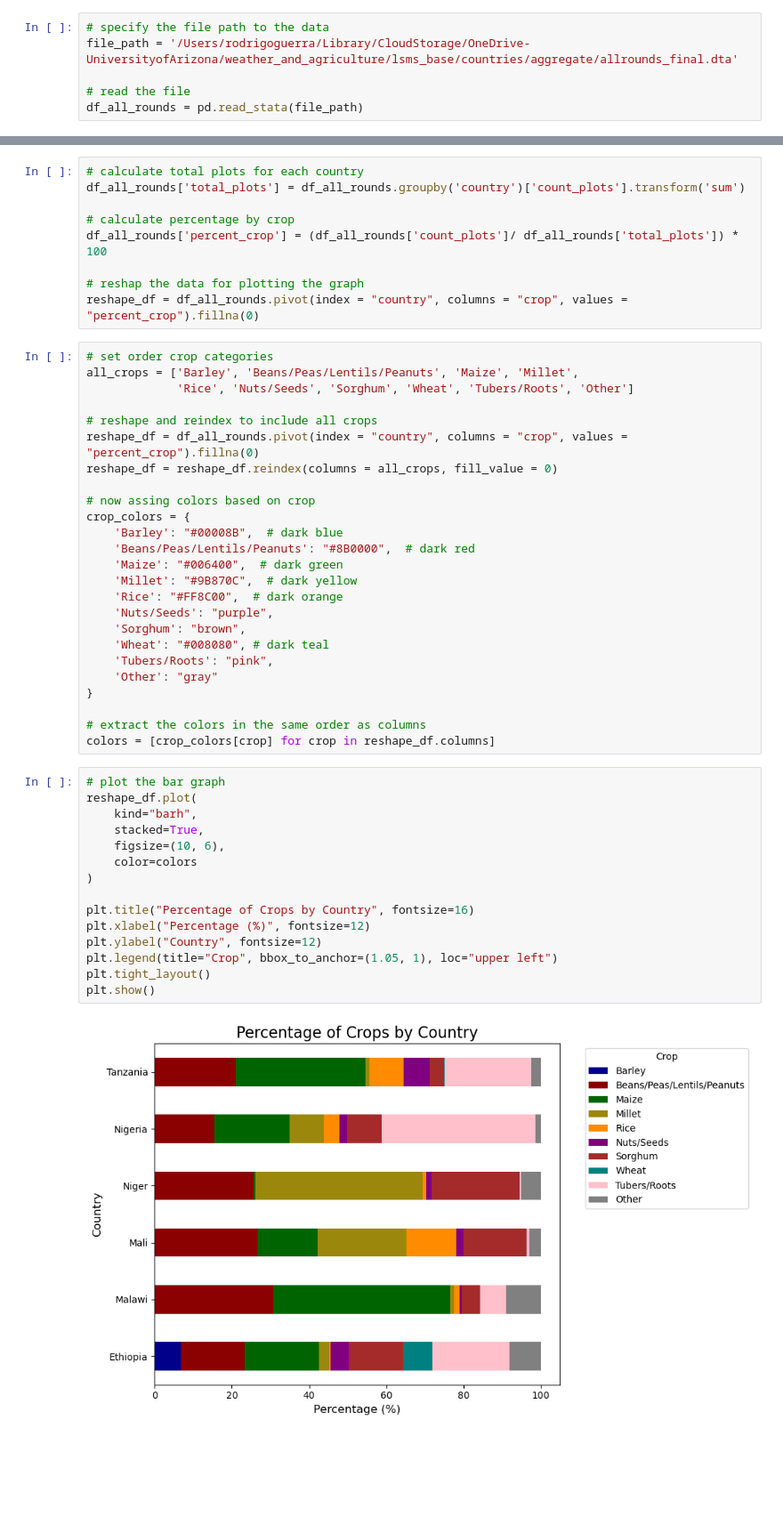
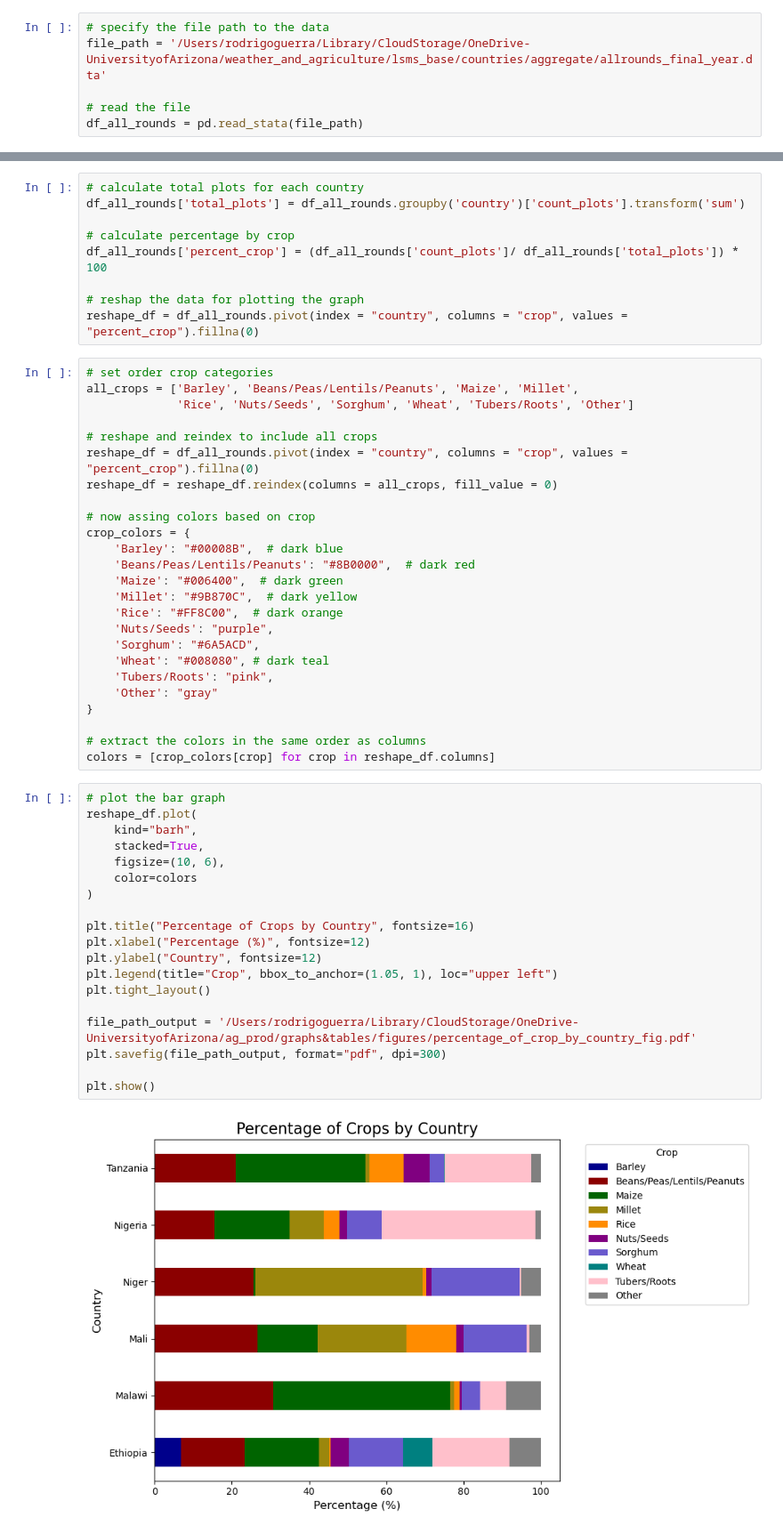
Before and after one commit to AIDELabAZ/lsms_ag_prod, a Jupyter notebook: analysis/graphs and tables/percent_of_plot_by_crop_figure.ipynb, the cells around one changed output, grey strips where cells are left out. Shown at 89% size. Cells and saved outputs as stored; diff of their text form; blank space fills up the shorter version.

Commit message:
exported figure 1

```diff
--- a/analysis/graphs and tables/percent_of_plot_by_crop_figure.ipynb
+++ b/analysis/graphs and tables/percent_of_plot_by_crop_figure.ipynb
@@ -6,7 +6,7 @@ import pandas as pd
 import matplotlib.pyplot as plt
 # %%
 # specify the file path to the data
-file_path = '/Users/rodrigoguerra/Library/CloudStorage/OneDrive-UniversityofArizona/weather_and_agriculture/lsms_base/countries/aggregate/allrounds_final.dta'
+file_path = '/Users/rodrigoguerra/Library/CloudStorage/OneDrive-UniversityofArizona/weather_and_agriculture/lsms_base/countries/aggregate/allrounds_final_year.dta'
 
 # read the file
 df_all_rounds = pd.read_stata(file_path)
@@ -56,7 +56,7 @@ crop_colors = {
     'Millet': "#9B870C",  # dark yellow
     'Rice': "#FF8C00",  # dark orange
     'Nuts/Seeds': "purple",
-    'Sorghum': "brown",
+    'Sorghum': "#6A5ACD",
     'Wheat': "#008080", # dark teal
     'Tubers/Roots': "pink",
     'Other': "gray"
@@ -67,17 +67,21 @@ colors = [crop_colors[crop] for crop in reshape_df.columns]
 # %%
 # plot the bar graph
 reshape_df.plot(
     kind="barh",
     stacked=True,
     figsize=(10, 6),
     color=colors
 )
 
 plt.title("Percentage of Crops by Country", fontsize=16)
 plt.xlabel("Percentage (%)", fontsize=12)
 plt.ylabel("Country", fontsize=12)
 plt.legend(title="Crop", bbox_to_anchor=(1.05, 1), loc="upper left")
 plt.tight_layout()
+
+file_path_output = '/Users/rodrigoguerra/Library/CloudStorage/OneDrive-UniversityofArizona/ag_prod/graphs&tables/figures/percentage_of_crop_by_country_fig.pdf'
+plt.savefig(file_path_output, format="pdf", dpi=300)
+
 plt.show()
 # %% [output]
-[figure, old version]
+[figure, new version]
```
